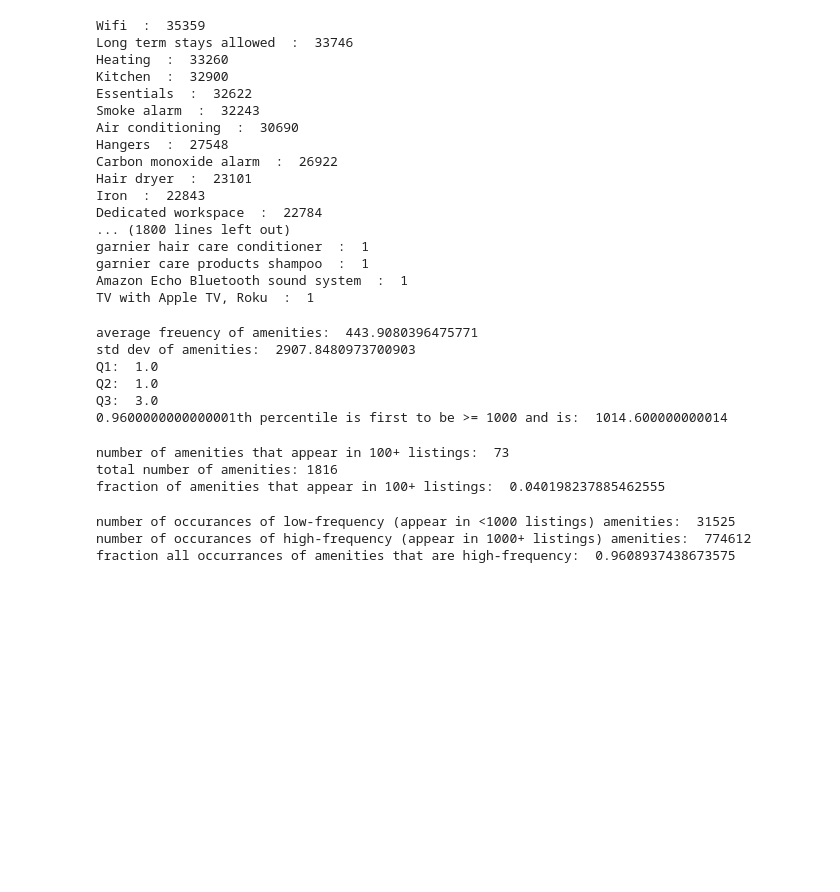
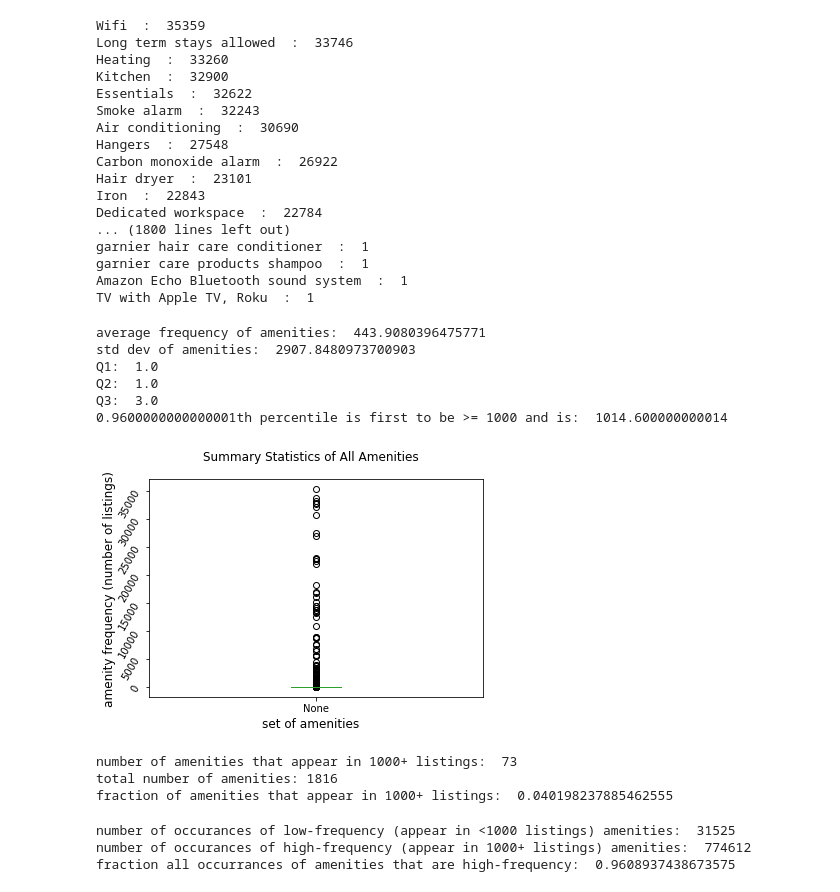
Before and after one commit to alecardozo10/cs396_project, a Jupyter notebook: prop.ipynb, the cells around one changed output. Drawn from its saved outputs; the diff is of its cells as text; code cells hidden in the pictures; blank space fills up the shorter version.

```diff
--- a/prop.ipynb
+++ b/prop.ipynb
@@ -148,29 +148,40 @@ Amazon Echo Bluetooth sound system  :  1
 TV with Apple TV, Roku  :  1
 # %%
 import numpy as np
+import matplotlib.pyplot as plt
 
 # summary statistics of the amenities
 ser = pd.Series(sorted_counts.values())
-print('average freuency of amenities: ', ser.mean())
+print('average frequency of amenities: ', ser.mean())
 print('std dev of amenities: ', ser.std())
 quants = [.25, .5, .75]
 quant_calc = ser.quantile([.25, .5, .75])
 for i in range(len(quants)):
     print('Q{}: '.format(i+1), quant_calc.iloc[i])
 
 for i in np.linspace(.01, 1, 100):
     if ser.quantile(i) >= 1000:
         print('{}th percentile is first to be >= 1000 and is: '.format(i), ser.quantile(i))
         break
 
+fig, axes = plt.subplots()
+fig.suptitle('Summary Statistics of All Amenities')
+fig.supxlabel('set of amenities')
+fig.supylabel('amenity frequency (number of listings)')
+plt.setp(axes.get_yticklabels(), rotation=60, horizontalalignment='right')
+
+ser.plot.box()
+
+plt.show()
 # we see that most amenities appear very few (<1000) times and 75% appear at most 3 times
 # %% [output]
-average freuency of amenities:  443.9080396475771
+average frequency of amenities:  443.9080396475771
 std dev of amenities:  2907.8480973700903
 Q1:  1.0
 Q2:  1.0
 Q3:  3.0
 0.9600000000000001th percentile is first to be >= 1000 and is:  1014.600000000014
+[figure, added]
 # %%
 # make dictionary mapping frequency to the number of amenities that appear in that many listings
 num_of_occur = {}
@@ -181,23 +192,23 @@ for freq in sorted_counts:
         num_of_occur[sorted_counts[freq]] += 1
 
 # count the number of amenities that appear 100+ times
-gr_eq100 = 0
+gr_eq1000 = 0
 all_freq = 0
 for key, value in num_of_occur.items():
     if key >= 1000:
-        gr_eq100 += value
+        gr_eq1000 += value
     all_freq += value
     #print(key, ' : ', value)
 
-print('number of amenities that appear in 100+ listings: ', gr_eq100)
+print('number of amenities that appear in 1000+ listings: ', gr_eq1000)
 print('total number of amenities:', all_freq)
-print('fraction of amenities that appear in 100+ listings: ', gr_eq100/all_freq)
+print('fraction of amenities that appear in 1000+ listings: ', gr_eq1000/all_freq)
 
 # there are very few amenities that appear in 1000+ listings
 # %% [output]
-number of amenities that appear in 100+ listings:  73
+number of amenities that appear in 1000+ listings:  73
 total number of amenities: 1816
-fraction of amenities that appear in 100+ listings:  0.040198237885462555
+fraction of amenities that appear in 1000+ listings:  0.040198237885462555
 # %%
 # check how much of the total amenities is made up of low-frequency vs high-frequency amenities
 low_freq = 0
```
Also changed, not shown: parts of 2 cells of this notebook.
